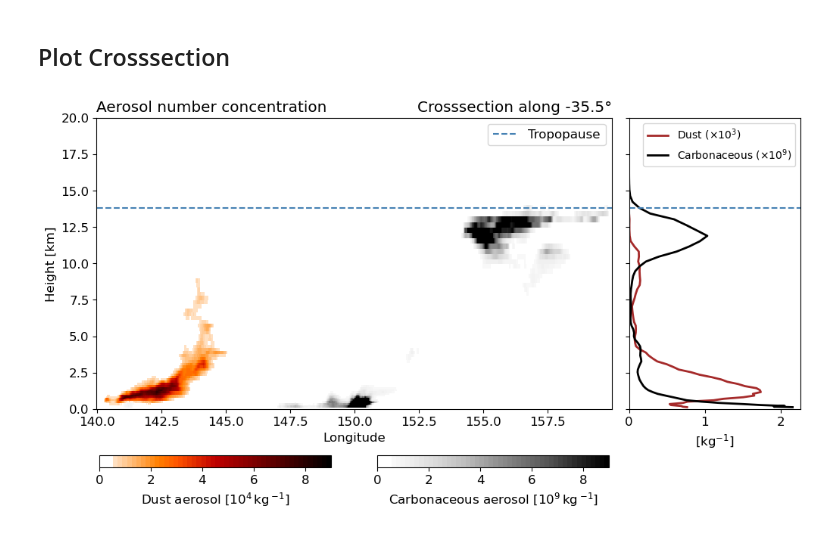
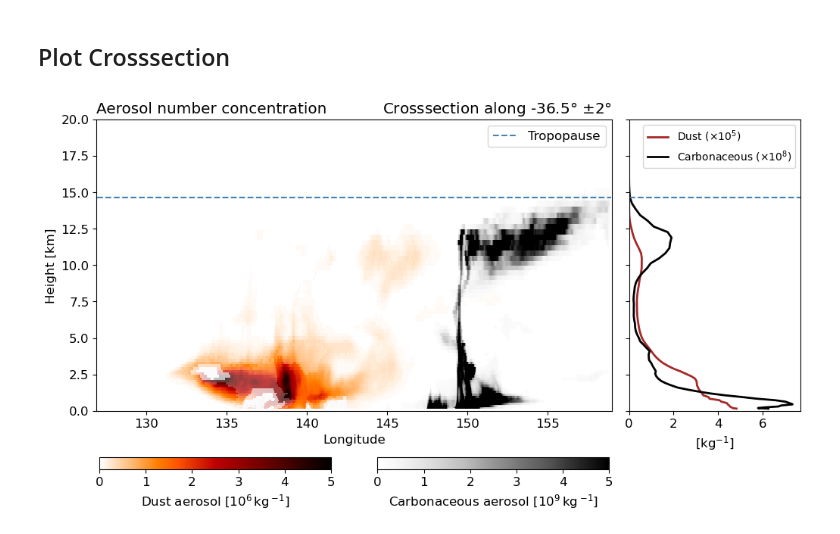
Before and after one commit to MuellerJason/hamlite-lam-fire-plots, a Jupyter notebook: fig_aus_crosssec.ipynb, the cells around one changed output. Saved outputs shown, nothing was run; the diff lists cells and outputs as text; code cells hidden in the pictures.

```diff
--- a/fig_aus_crosssec.ipynb
+++ b/fig_aus_crosssec.ipynb
@@ -34,10 +34,10 @@ def assign_h_as_coors(data, h):
 # %%
 frp =  xr.open_mfdataset("/work/bb1174/user/jason/hamlite/icon_input/data_any_2019/frp/frp_any_2019.nc", engine = 'netcdf4').isel(time = 30)
 # %%
-data_path = "/scratch/b/b381531/experiments/lam_any_2019/run_100/"
+data_path = "/work/bb1262/b381531/frp_experiments/lam_aus_2019/run_20191230T000000-20191230T235955/"
 ca = xr.open_mfdataset(data_path + "*trc_3d_ml_2019*Z_regrid.nc", engine = 'netcdf4').num_qca
 dust = xr.open_mfdataset(data_path + "*trc_3d_ml_2019*Z_regrid.nc", engine = 'netcdf4').num_qdu
-h = xr.open_mfdataset(data_path + "lam_any_2019_atm_vgrid_ml.nc", engine = 'netcdf4').zg.mean("ncells")/1000
+h = xr.open_mfdataset("/work/bb1262/b381531/frp_experiments/lam_aus_2019/run_20191226T000000-20191226T235955/lam_aus_2019_atm_vgrid_ml.nc", engine = 'netcdf4').zg.mean("ncells")/1000
 
 h = h.rename({"height_2": "height"})
 # %%
@@ -74,27 +72,27 @@ colors[2] = [1, 1, 1, 0.75]
 custom_cmap_ca = ListedColormap(colors)
 # %%
 # Some Settings for the crosssection - plot
-time = 90
+time = 0
 
-maxval_ca = 9
-maxval_du = 9
+maxval_ca = 5
+maxval_du = 5
 levs_ca = np.arange(0, maxval_ca, maxval_ca / nlevel)
 levs_du = np.arange(0, maxval_du, maxval_du / nlevel)
 
-center_lat = -35.5 #Adjust the center latitude
-dlat = 0.5  #Adjust the space around the center latitude where the data should be averaged in
+center_lat = -36.5 #Adjust the center latitude
+dlat = 2  #Adjust the space around the center latitude where the data should be averaged in
 
 ## Transect in a latitude band
-dust_sec = dust.isel(time = time).sel(lat = slice(center_lat - dlat, center_lat + dlat)).mean("lat")*1e-4
+dust_sec = dust.isel(time = time).sel(lat = slice(center_lat - dlat, center_lat + dlat)).mean("lat")*1e-6
 ca_sec = ca.isel(time = time).sel(lat = slice(center_lat - dlat, center_lat + dlat)).mean("lat")*1e-9
 
 # Alternative: Transect in a single latitude line
-#dust_sec = dust.isel(time = time).sel(lat = center_lat, method = "nearest")*1e-4
+#dust_sec = dust.isel(time = time).sel(lat = center_lat, method = "nearest")*1e-7
 #ca_sec = ca.isel(time = time).sel(lat = center_lat, method = "nearest")*1e-9
 # %%
 # Some Settings for the domain - mean - plot
-dust_scaling_factor = 1e-3
-ca_scaling_factor = 1e-9
+dust_scaling_factor = 1e-5
+ca_scaling_factor = 1e-8
 dust_mean = dust.isel(time = time).mean(("lat", "lon"))*dust_scaling_factor
 ca_mean = ca.isel(time = time).mean(("lat", "lon"))* ca_scaling_factor
 # %%
@@ -109,41 +107,45 @@ ax = fig.add_subplot(gs[0])
 c1 = ax.pcolormesh(lon, h, dust_sec, cmap=custom_cmap_du, vmin=0, vmax=maxval_du)
 c2 = ax.pcolormesh(lon, h, ca_sec, cmap=custom_cmap_ca, vmin=0, vmax=maxval_ca)
 
+# Plot with free levels
+#c1 = ax.pcolormesh(lon, h, dust_sec, cmap=custom_cmap_du)
+#c2 = ax.pcolormesh(lon, h, ca_sec, cmap=custom_cmap_ca)
+
 # Tropopause line
 ax.hlines(y=tropoheight, xmin=np.min(lon), xmax=np.max(lon), label="Tropopause", colors="steelblue", linestyle="--")
 ax.legend()
 
 # Axis formatting
 ax.set_ylim(0, 20)
 ax.set_xlabel("Longitude")
 ax.set_ylabel("Height [km]")
 ax.set_title("Aerosol number concentration", loc="left")
-ax.set_title(f"Crosssection along {center_lat}°", loc="right")
+ax.set_title(f"Crosssection along {center_lat}° $\pm${dlat}°", loc="right")
 
 # Horizontal colorbars below the main plot
 cbar_ax1 = inset_axes(ax, width="45%", height="4%", loc='lower center',
                       bbox_to_anchor=(-0.27, -0.2, 1, 1), bbox_transform=ax.transAxes, borderpad=0)
 
 cbar_ax2 = inset_axes(ax, width="45%", height="4%", loc='lower center',
                       bbox_to_anchor=(0.27, -0.2, 1, 1), bbox_transform=ax.transAxes, borderpad=0)
 
 cb1 = fig.colorbar(c1, cax=cbar_ax1, orientation='horizontal')
-cb1.set_label("Dust aerosol [10$^{4}\,$kg$\,^{{-1}}$]")
+cb1.set_label("Dust aerosol [10$^{6}\,$kg$\,^{{-1}}$]")
 
 cb2 = fig.colorbar(c2, cax=cbar_ax2, orientation='horizontal')
 cb2.set_label("Carbonaceous aerosol [10$^{9}\,$kg$\,^{{-1}}$]")
 
 # Profile plot on the right
 ax_profile = fig.add_subplot(gs[1], sharey=ax)
-ax_profile.plot(dust_mean, h, label=r"Dust ($\times 10^{{3}}$)", color="brown", linewidth = 2)
-ax_profile.plot(ca_mean, h, label=r"Carbonaceous (${\times} 10^{{9}}$)", color="black",  linewidth = 2)
+ax_profile.plot(dust_mean, h, label=r"Dust ($\times 10^{{5}}$)", color="brown", linewidth = 2)
+ax_profile.plot(ca_mean, h, label=r"Carbonaceous (${\times} 10^{{8}}$)", color="black",  linewidth = 2)
 ax_profile.set_xlabel(f"[kg$^{{-1}}$]")
 ax_profile.legend(loc = "upper right", fontsize = 10)
 ax_profile.set_xlim(left=0)
 ax_profile.tick_params(labelleft=False)  # Hide y-axis labels (shared)
 ax_profile.axhline(y=tropoheight, color="steelblue", linestyle="--", label="Tropopause")
 
 plt.tight_layout()
 plt.show()
 # %% [output]
-[figure, old version]
+[figure, new version]
```
Also changed, not shown: parts of 1 cell of this notebook, 2 other files.
